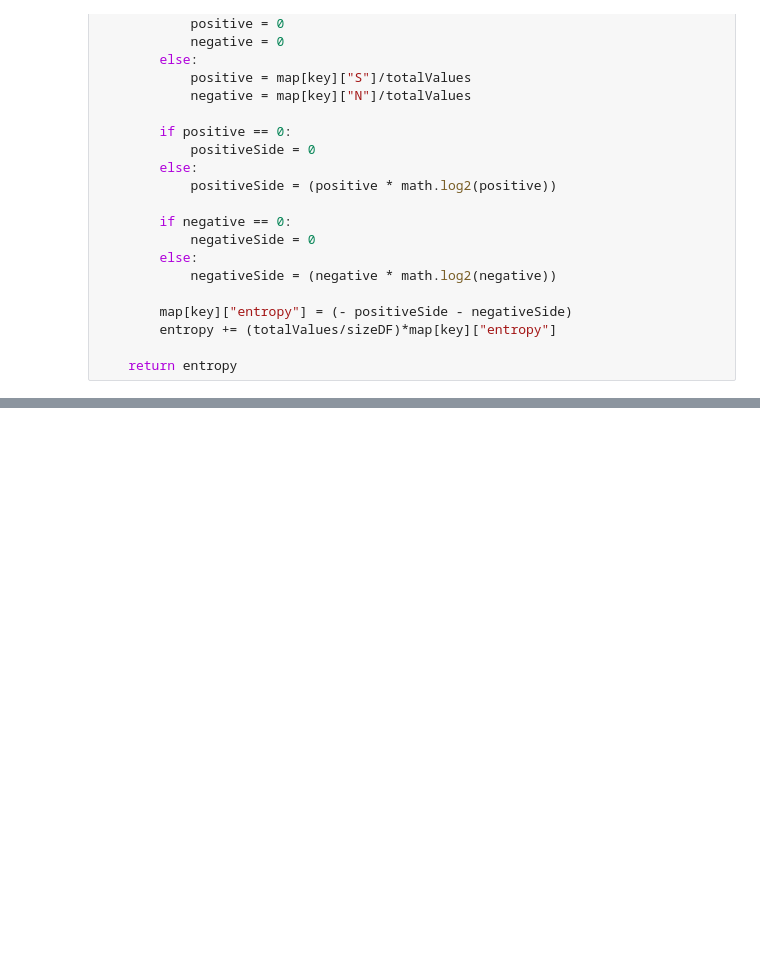
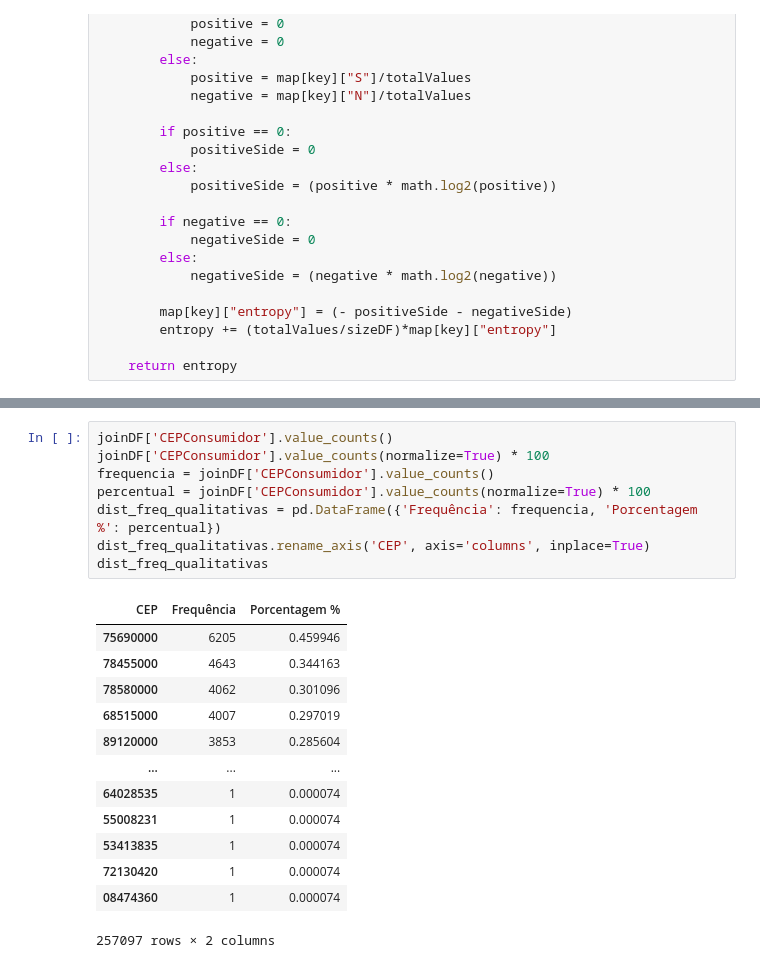
Before and after one commit to FabioVCoelho/Univali, a Jupyter notebook: TCC/src/proconDataset.ipynb, the cells around one changed output, grey strips where cells are left out. Saved outputs shown, nothing was run; the diff lists cells and outputs as text; blank space fills up the shorter version.

```diff
--- a/TCC/src/proconDataset.ipynb
+++ b/TCC/src/proconDataset.ipynb
@@ -798,0 +951,22 @@ Image(graph.create_png())
+# %%
+joinDF['CEPConsumidor'].value_counts()
+joinDF['CEPConsumidor'].value_counts(normalize=True) * 100
+frequencia = joinDF['CEPConsumidor'].value_counts()
+percentual = joinDF['CEPConsumidor'].value_counts(normalize=True) * 100
+dist_freq_qualitativas = pd.DataFrame({'Frequência': frequencia, 'Porcentagem %': percentual})
+dist_freq_qualitativas.rename_axis('CEP', axis='columns', inplace=True)
+dist_freq_qualitativas
+# %% [output]
+| CEP | Frequência | Porcentagem % |
+| 75690000 | 6205 | 0.459946 |
+| 78455000 | 4643 | 0.344163 |
+| 78580000 | 4062 | 0.301096 |
+| 68515000 | 4007 | 0.297019 |
+| 89120000 | 3853 | 0.285604 |
+| ... | ... | ... |
+| 64028535 | 1 | 0.000074 |
+| 55008231 | 1 | 0.000074 |
+| 53413835 | 1 | 0.000074 |
+| 72130420 | 1 | 0.000074 |
+| 08474360 | 1 | 0.000074 |
+257097 rows × 2 columns
```
Also changed, not shown: parts of 31 cells of this notebook, 2 other files.
